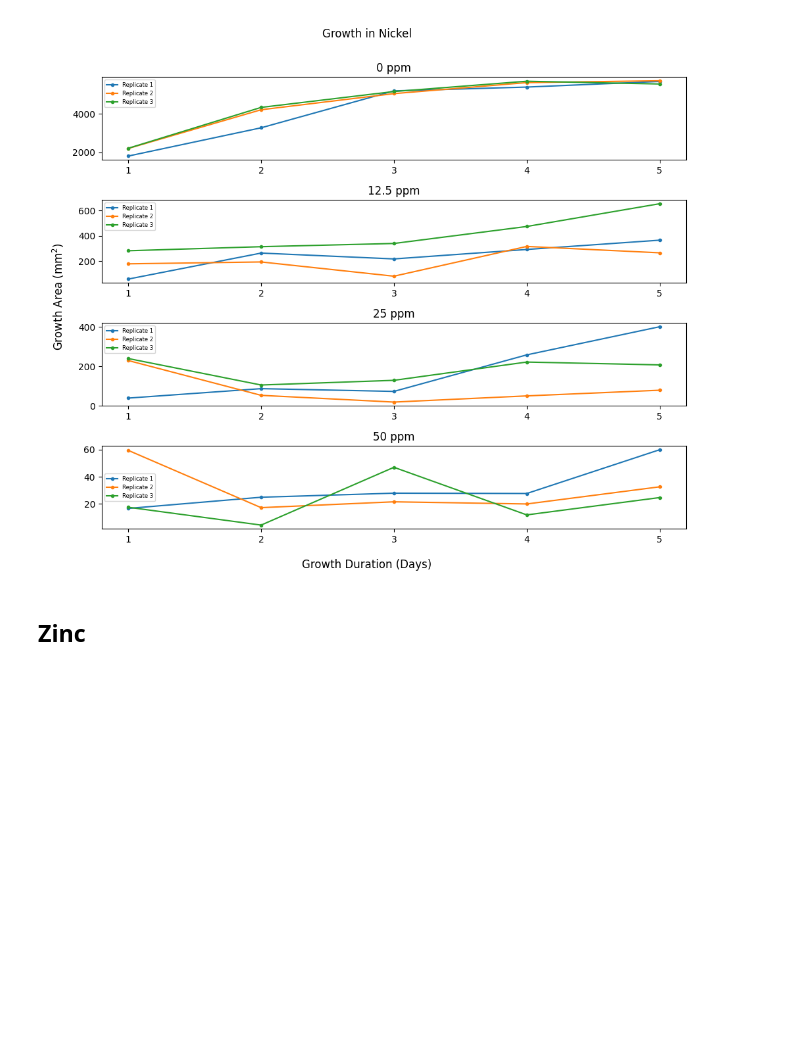
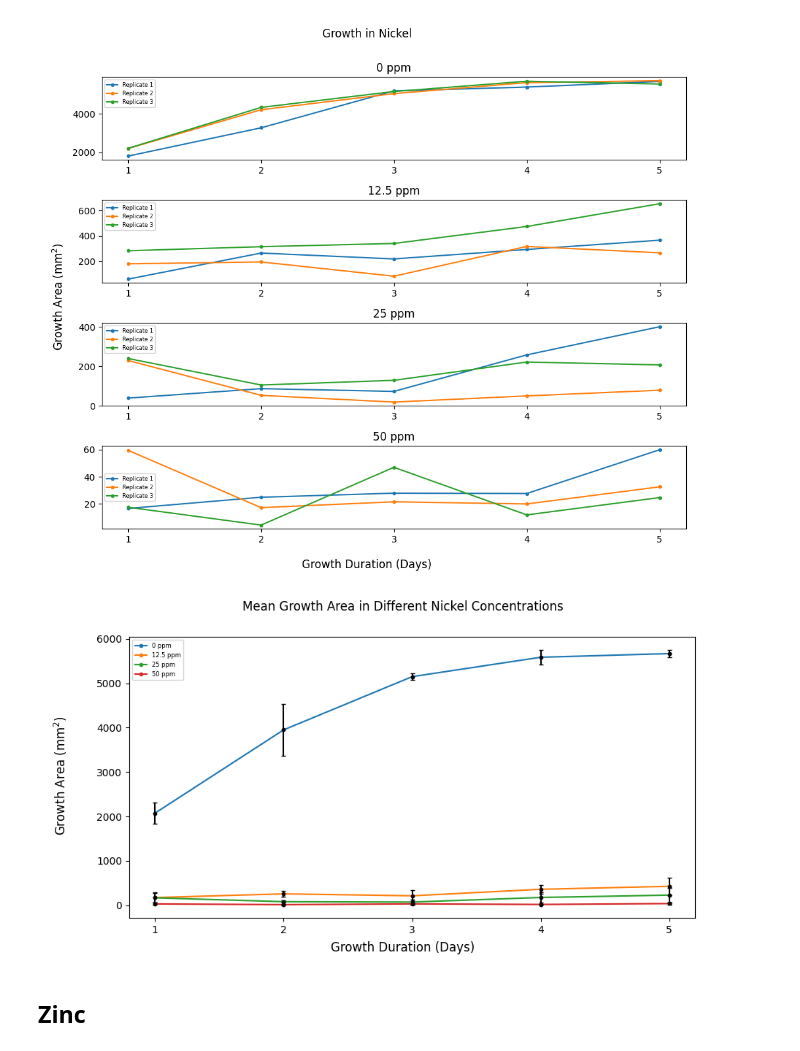
Before and after one commit to akaeii/myxomycetes_heavy_metals, a Jupyter notebook: growth_area.ipynb, the cells around one changed output. Drawn from its saved outputs; the diff is of its cells as text; code cells hidden in the pictures; blank space fills up the shorter version.

```diff
--- a/growth_area.ipynb
+++ b/growth_area.ipynb
@@ -52,6 +77,10 @@ ni_pooled=[ni_0, ni_12_5, ni_25, ni_50]
 plot_growth_area("Nickel", ni_pooled, ni_concentration)
 # %% [output]
 [figure]
+# %%
+plot_growth_area_ave("Nickel", ni_pooled, ni_concentration)
+# %% [output]
+[figure, added]
 # %% [markdown]
 <h2>Zinc</h2>
 # %%
```
Also changed, not shown: parts of 3 cells of this notebook.
